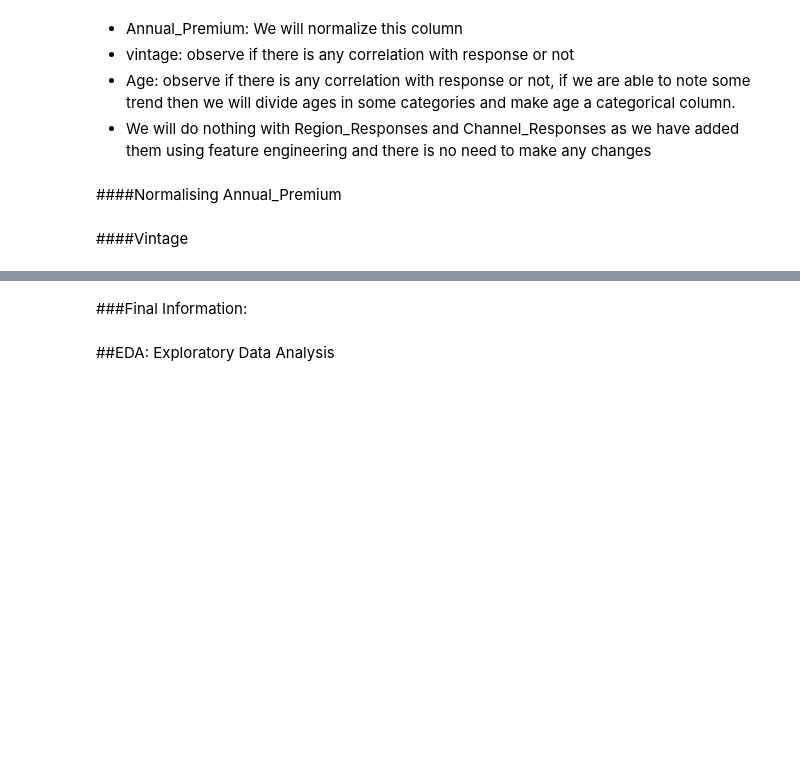
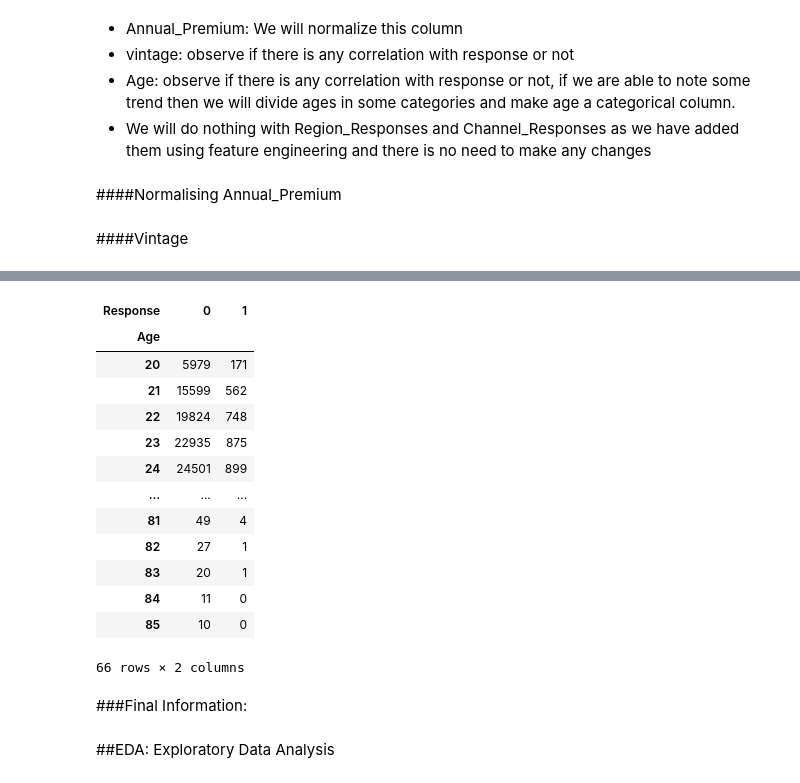
Before and after one commit to gauriagarwal18/HEALTH-INSURANCE-CROSS-SELL-PREDICTION, a Jupyter notebook: HEALTH_INSURANCE_CROSS_SELL_PREDICTION.ipynb, the cells around one changed output, grey strips where cells are left out. Saved outputs shown, nothing was run; the diff lists cells and outputs as text; code cells hidden in the pictures; blank space fills up the shorter version.

```diff
--- a/HEALTH_INSURANCE_CROSS_SELL_PREDICTION.ipynb
+++ b/HEALTH_INSURANCE_CROSS_SELL_PREDICTION.ipynb
@@ -422,0 +490,6 @@ insurance=normalization(insurance,["Annual_Premium"])
+# %%
+insurance["Age_Section"]=insurance["Age"].copy()
+# %%
+insurance["Age_Section"][insurance["Age"]<=40]=0
+insurance["Age_Section"][(insurance["Age"]>40)&(insurance["Age"]<=60)]=1
+insurance["Age_Section"][insurance["Age"]>60]=2
@@ -423,2 +509,19 @@ insurance=normalization(insurance,["Annual_Premium"])
+# %%
+pd.crosstab(insurance["Age"],insurance["Response"])
+# %% [output]
+| Response | 0 | 1 |
+| Age |  |  |
+| 20 | 5979 | 171 |
+| 21 | 15599 | 562 |
+| 22 | 19824 | 748 |
+| 23 | 22935 | 875 |
+| 24 | 24501 | 899 |
+| ... | ... | ... |
+| 81 | 49 | 4 |
+| 82 | 27 | 1 |
+| 83 | 20 | 1 |
+| 84 | 11 | 0 |
+| 85 | 10 | 0 |
+66 rows × 2 columns
 # %% [markdown]
 ###Final Information:
```
Also changed, not shown: parts of 25 cells of this notebook.
